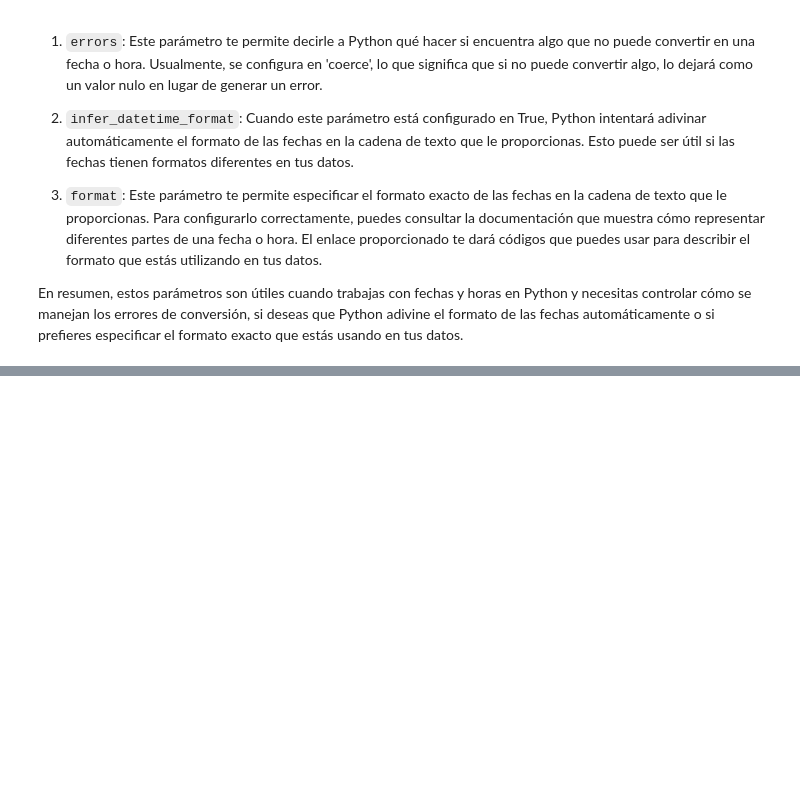
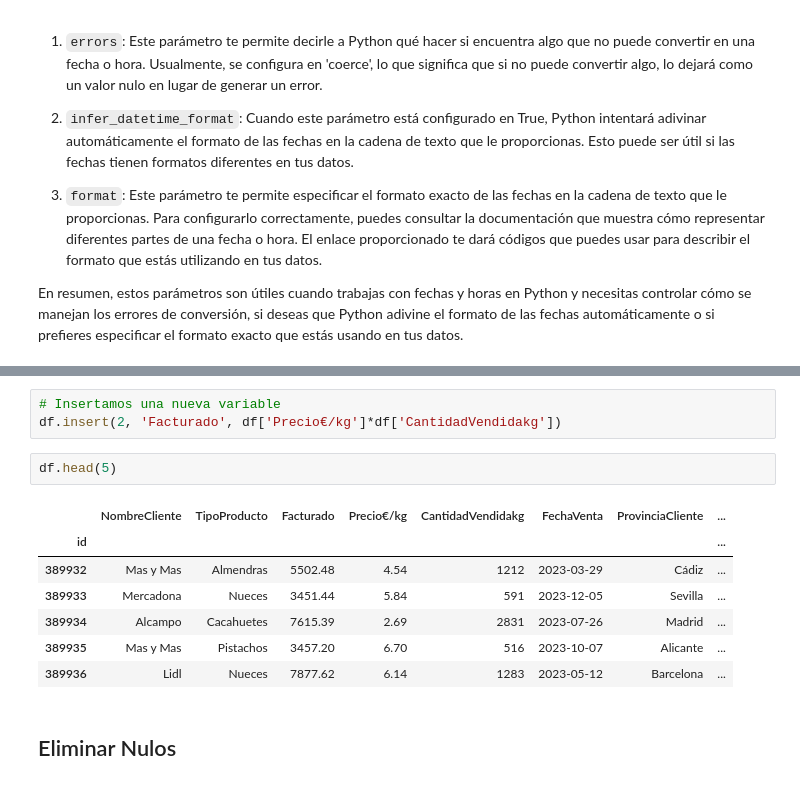
Before and after one commit to JimenaCambronero/Python_Pandas, a Jupyter notebook: 8_CalidadDatosCorreccion.ipynb, the cells around one changed output, grey strips where cells are left out. Drawn from its saved outputs; the diff is of its cells as text; blank space fills up the shorter version.

```diff
--- a/8_CalidadDatosCorreccion.ipynb
+++ b/8_CalidadDatosCorreccion.ipynb
@@ -181,0 +437,15 @@ En resumen, estos parámetros son útiles cuando trabajas con fechas y horas en
+# %%
+# Insertamos una nueva variable
+df.insert(2, 'Facturado', df['Precio€/kg']*df['CantidadVendidakg'])
+# %%
+df.head(5)
+# %% [output]
+|  | NombreCliente | TipoProducto | Facturado | Precio€/kg | CantidadVendidakg | FechaVenta | ProvinciaCliente | ... |
+| id |  |  |  |  |  |  |  | ... |
+| 389932 | Mas y Mas | Almendras | 5502.48 | 4.54 | 1212 | 2023-03-29 | Cádiz | ... |
+| 389933 | Mercadona | Nueces | 3451.44 | 5.84 | 591 | 2023-12-05 | Sevilla | ... |
+| 389934 | Alcampo | Cacahuetes | 7615.39 | 2.69 | 2831 | 2023-07-26 | Madrid | ... |
+| 389935 | Mas y Mas | Pistachos | 3457.20 | 6.70 | 516 | 2023-10-07 | Alicante | ... |
+| 389936 | Lidl | Nueces | 7877.62 | 6.14 | 1283 | 2023-05-12 | Barcelona | ... |
+# %% [markdown]
+## Eliminar Nulos
```
Also changed, not shown: parts of 57 cells of this notebook.
